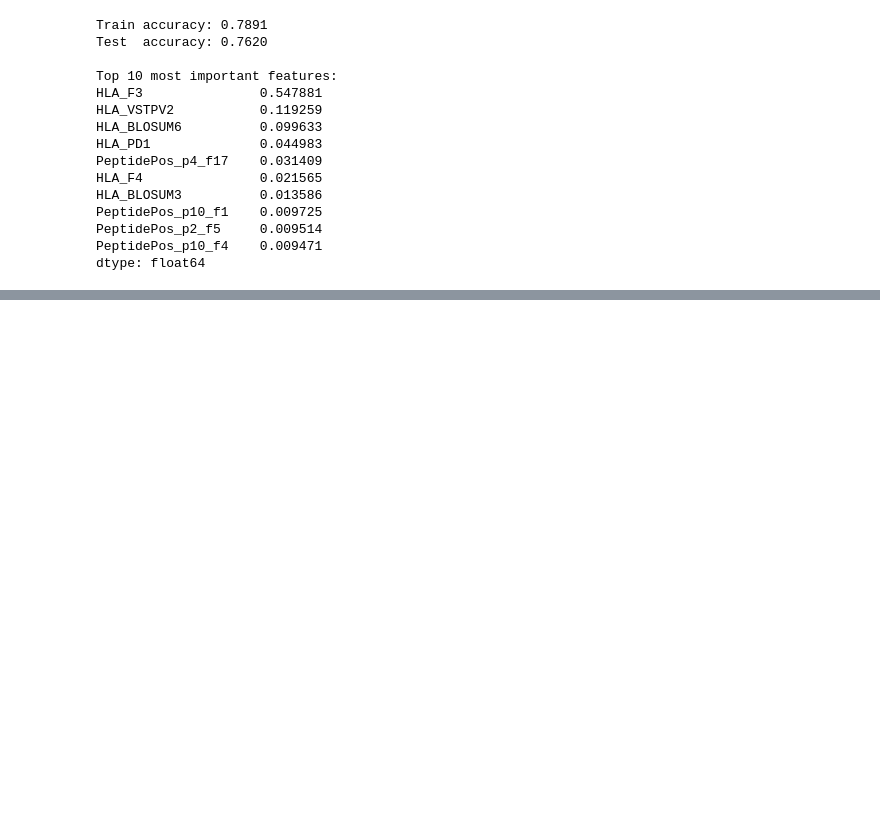
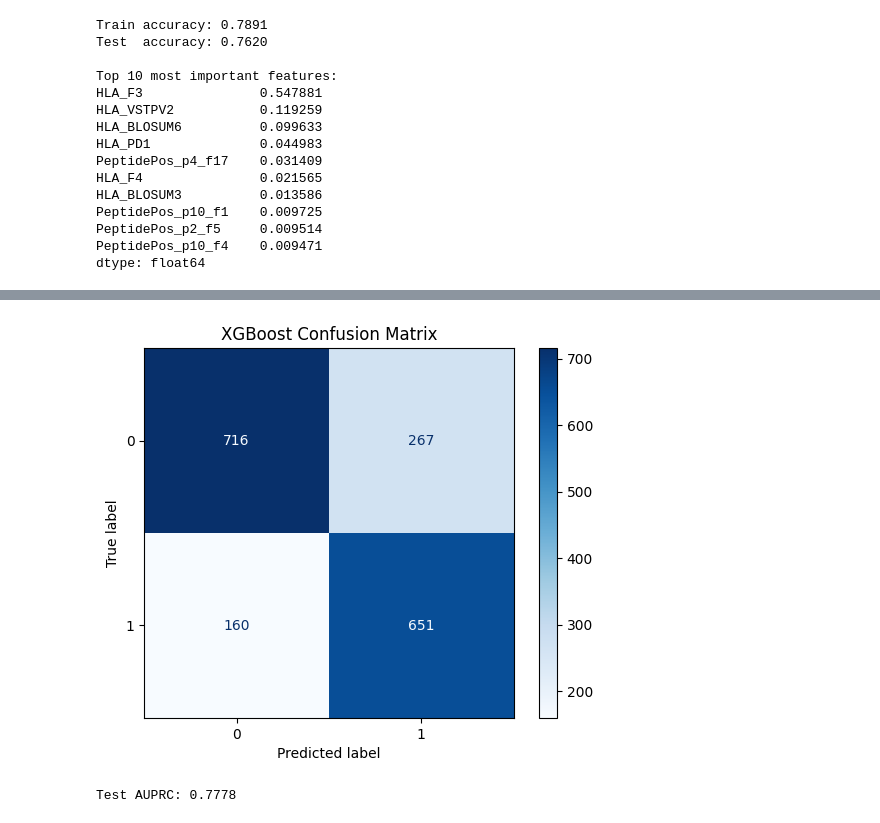
Before and after one commit to nikitarjsh/PIPER, a Jupyter notebook: src/decision-tree.ipynb, the cells around one changed output, grey strips where cells are left out. Saved outputs shown, nothing was run; the diff lists cells and outputs as text; code cells hidden in the pictures; blank space fills up the shorter version.

```diff
--- a/src/decision-tree.ipynb
+++ b/src/decision-tree.ipynb
@@ -59,9 +71,6 @@ X_train, y_train = X.iloc[train_idx], y[train_idx]
 X_val, y_val     = X.iloc[val_idx], y[val_idx]
 X_test, y_test   = X.iloc[test_idx], y[test_idx]
 
-# Save feature names and convert to NumPy
-feature_names = X.columns.tolist()
-X = X.values
 
 print(f"Train: {X_train.shape}, Val: {X_val.shape}, Test: {X_test.shape}")
 # %% [output]
@@ -222,6 +231,7 @@ class CARTClassifier:
 
     #Train the decision tree
     def fit(self, X, y, feature_names=None):
+        X = X.values if isinstance(X, pd.DataFrame) else X
         self.root           = build_tree(X, y,
                                          max_depth=self.max_depth,
                                          min_samples_split=self.min_samples_split,
@@ -231,9 +241,23 @@ class CARTClassifier:
 
     #Predict labels
     def predict(self, X):
+        X = X.values if isinstance(X, pd.DataFrame) else X
         return predict(self.root, X)
 
-    #Estimate accuracy (preliminary)
+    def predict_proba(self, X):
+        X = X.values if isinstance(X, pd.DataFrame) else X
+        probs = []
+        for x in X:
+            node = self.root
+            while not node.is_leaf:
+                if x[node.feature_idx] <= node.feature_val:
+                    node = node.left
+                else:
+                    node = node.right
+            probs.append([node.prediction_probs.get(0, 0), node.prediction_probs.get(1, 0)])
+        return np.array(probs)
+
+    #Calculate accuracy
     def score(self, X, y):
         return np.mean(self.predict(X) == y)
 
@@ -277,0 +304,17 @@ dtype: float64
+# %%
+# Validation
+y_val_pred = cart.predict(X_val)
+y_val_prob = cart.predict_proba(X_val)[:, 1]
+print("-- Validation --")
+print(f"Accuracy : {accuracy_score(y_val, y_val_pred):.4f}")
+print(f"ROC-AUC  : {roc_auc_score(y_val, y_val_prob):.4f}")
+print(f"AUPRC    : {average_precision_score(y_val, y_val_prob):.4f}")
+
+# Test
+y_test_pred = cart.predict(X_test)
+y_test_prob = cart.predict_proba(X_test)[:, 1]
+print("\n-- Test --")
+print(f"Accuracy : {accuracy_score(y_test, y_test_pred):.4f}")
+print(f"ROC-AUC  : {roc_auc_score(y_test, y_test_prob):.4f}")
+print(f"AUPRC    : {average_precision_score(y_test, y_test_prob):.4f}")
+print(classification_report(y_test, y_test_pred))
@@ -277,0 +339,13 @@ dtype: float64
+# %%
+cm = confusion_matrix(y_test, y_test_pred)
+disp = ConfusionMatrixDisplay(confusion_matrix=cm)
+disp.plot(cmap="Blues")
+plt.title("XGBoost Confusion Matrix")
+plt.show()
+# %% [output]
+[figure, added]
+# %%
+test_auprc = average_precision_score(y_test, y_test_prob)
+print("Test AUPRC:", round(test_auprc, 4))
+# %% [output]
+Test AUPRC: 0.7778
```
Also changed, not shown: parts of 6 cells of this notebook.
